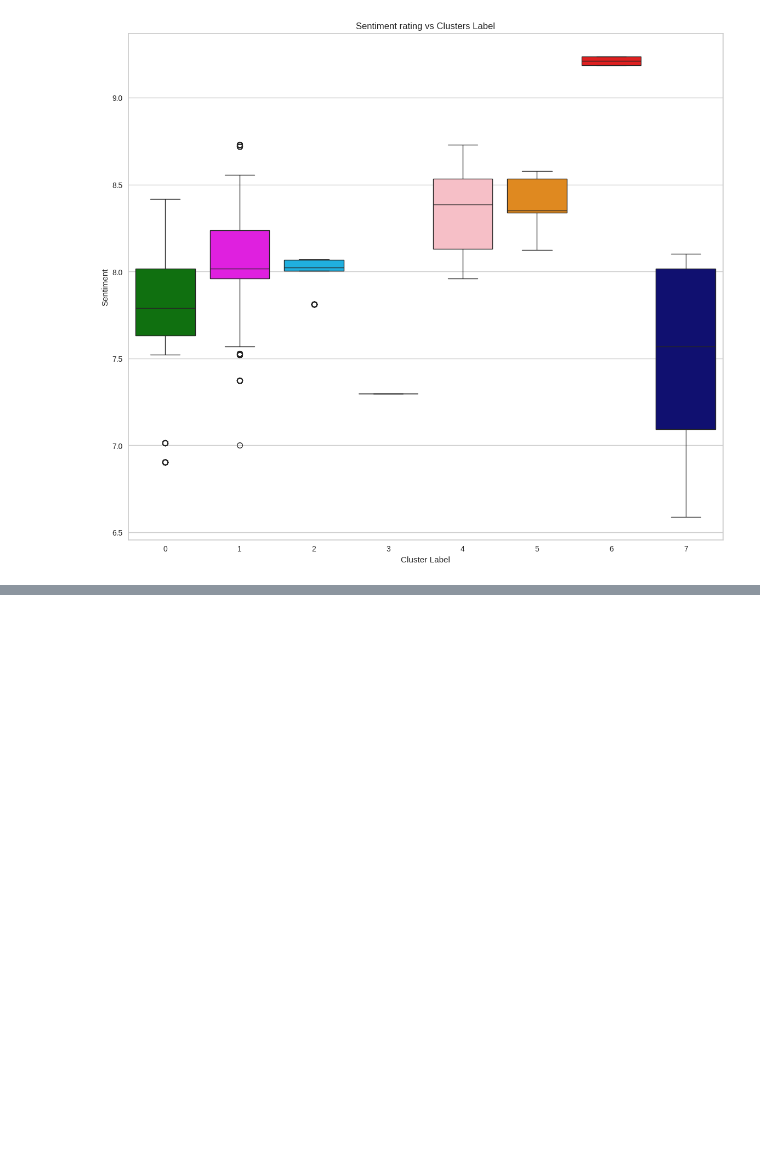
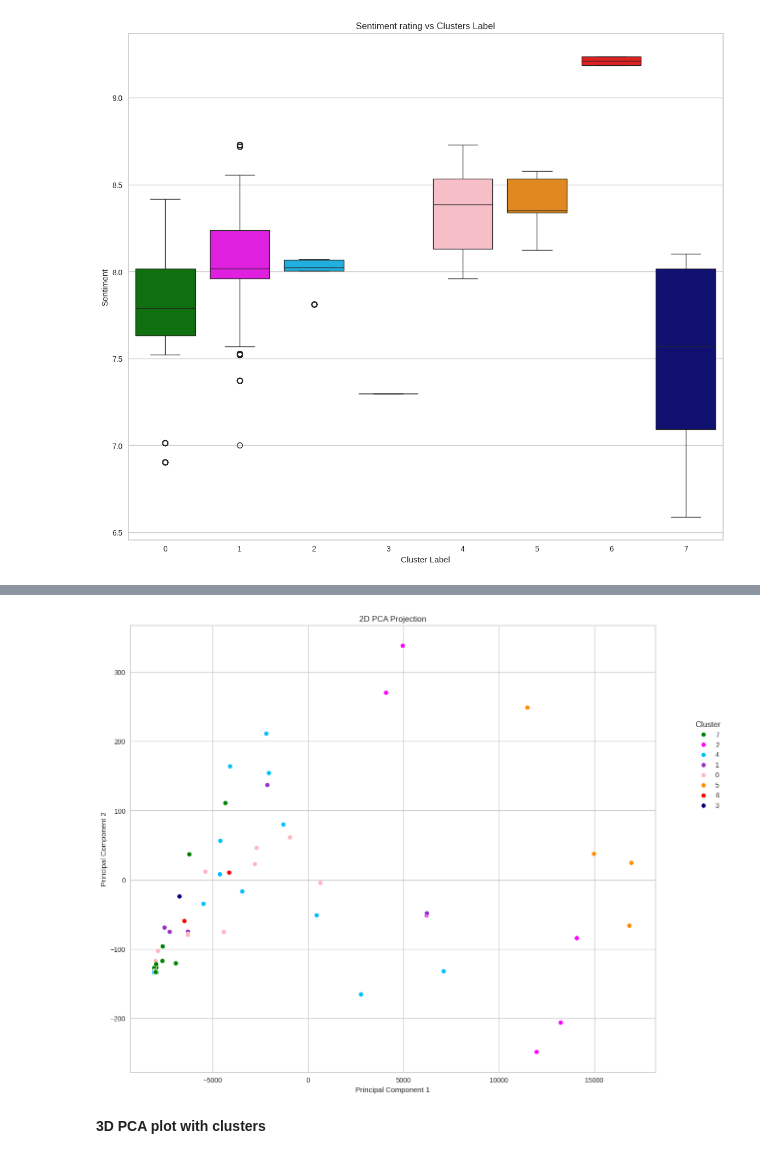
Before and after one commit to ABF-QC/Module3_Project2_solo, a Jupyter notebook: notebook/Clustering.ipynb, the cells around one changed output, grey strips where cells are left out. Drawn from its saved outputs; the diff is of its cells as text; code cells hidden in the pictures; blank space fills up the shorter version.

Commit message:
Cluster with PCA map

```diff
--- a/notebook/Clustering.ipynb
+++ b/notebook/Clustering.ipynb
@@ -909,0 +922,4 @@ plt.show()
+# %%
+pca = PCA(n_components=2)
+
+df[['PC1', 'PC2']] = pca.fit_transform(X)
@@ -909,0 +942,26 @@ plt.show()
+# %%
+# Create figure and adjust size
+plt.figure(figsize=(14,12))
+
+# Create scatter plot
+ax = sns.scatterplot(data=df, x='PC1', y='PC2', hue='label_str', palette=palette)
+
+# Add title
+plt.title('2D PCA Projection')
+
+# Add axis labels
+plt.xlabel('Principal Component 1')
+plt.ylabel('Principal Component 2')
+
+# Adjust legend position
+plt.legend(title="Cluster", loc='upper center', bbox_to_anchor=(1.1, 0.8), ncol=1)
+
+# Save plot
+plt.savefig('../graph/PCA_2d.png')
+
+# Show plot
+plt.show()
+# %% [output]
+[figure, added]
+# %% [markdown]
+**3D PCA plot with clusters**
```
Also changed, not shown: parts of 7 cells of this notebook, 2 other files.
